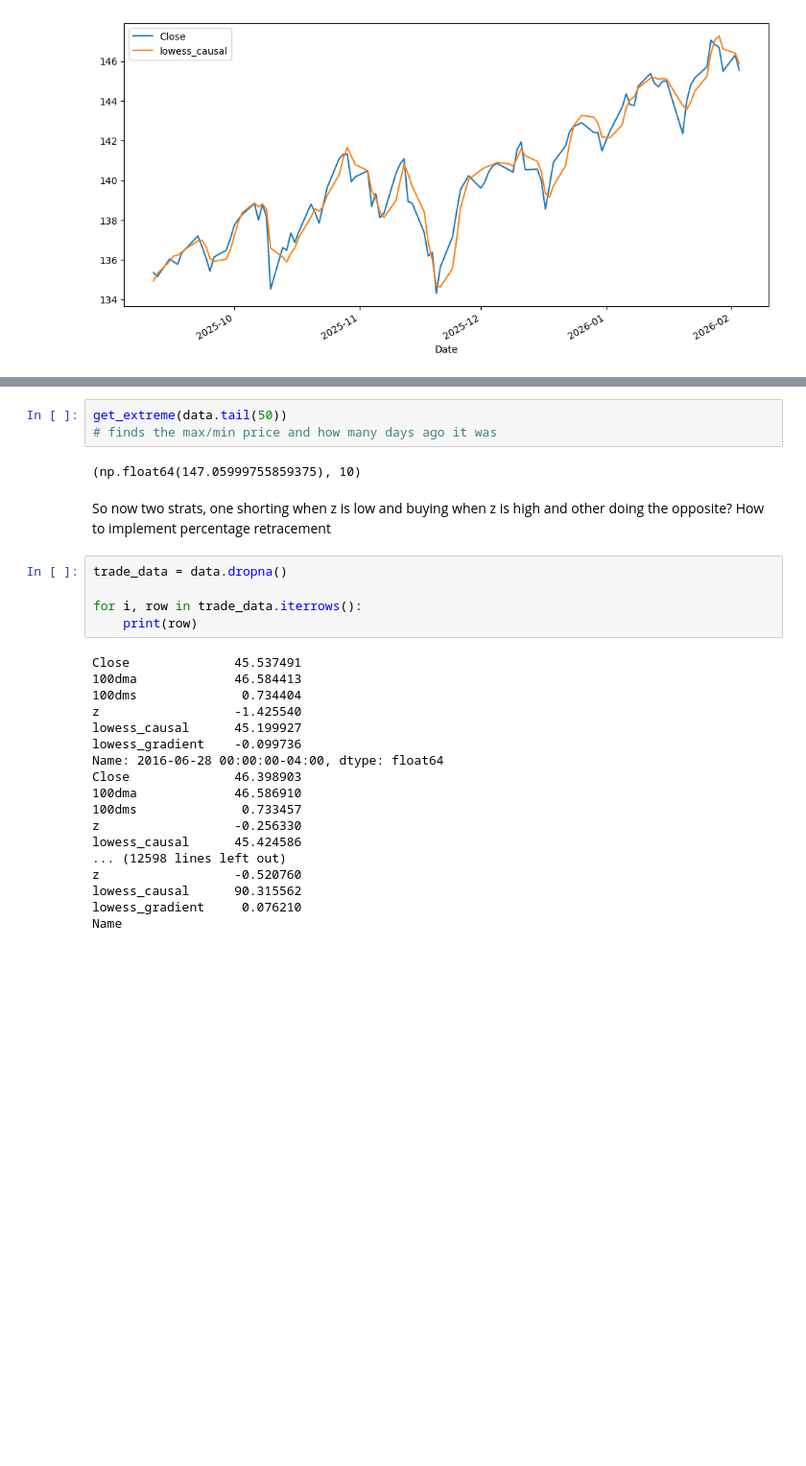
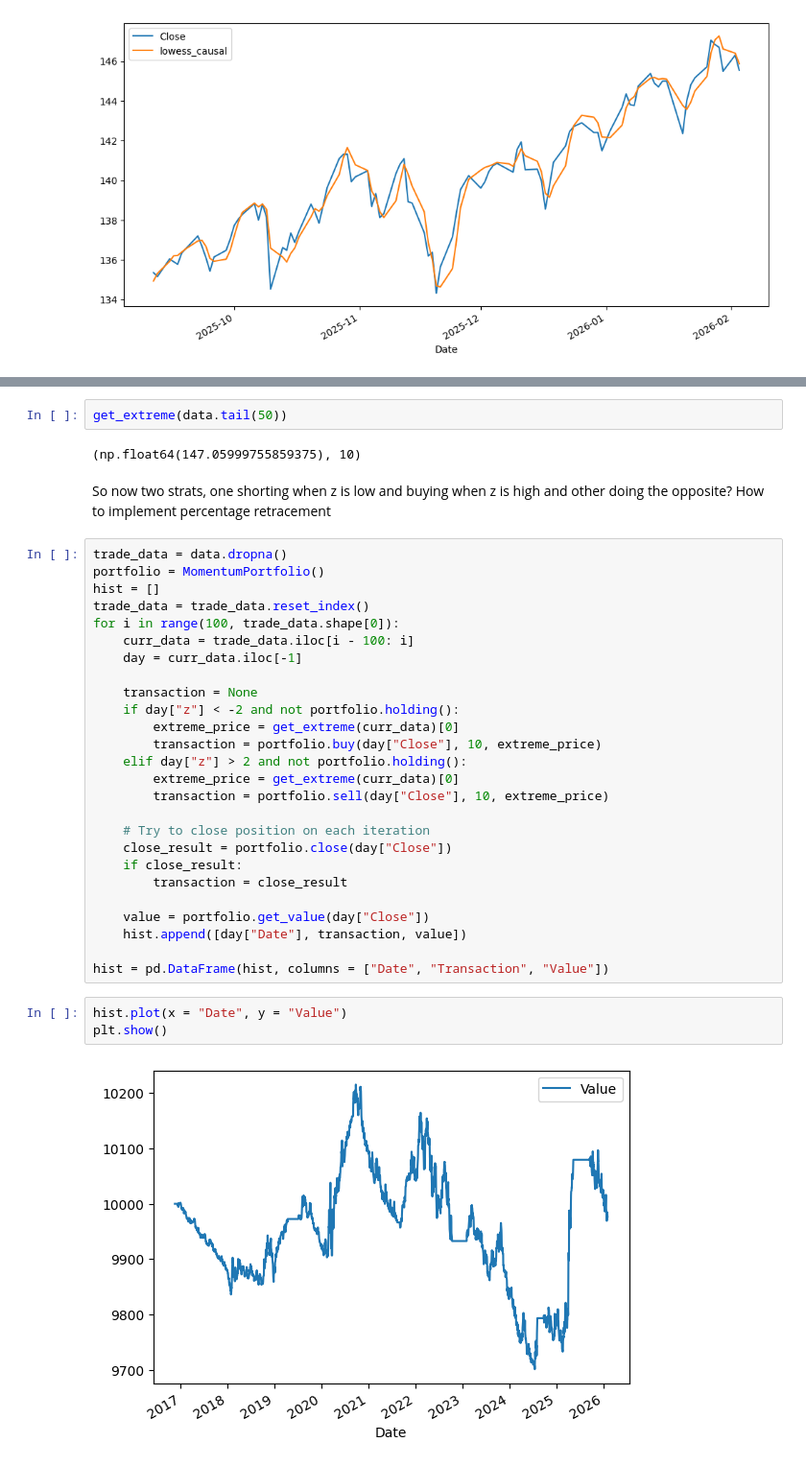
Before and after one commit to SJEGoh/Cross-Sector-Asset-Screener, a Jupyter notebook: src/report.ipynb, the cells around one changed output, grey strips where cells are left out. Shown at 96% size. Cells and saved outputs as stored; diff of their text form; blank space fills up the shorter version.

```diff
--- a/src/report.ipynb
+++ b/src/report.ipynb
@@ -89,30 +83,37 @@ data
 # %%
 get_extreme(data.tail(50))
-# finds the max/min price and how many days ago it was
 # %% [output]
 (np.float64(147.05999755859375), 10)
 # %% [markdown]
 So now two strats, one shorting when z is low and buying when z is high and other doing the opposite? How to implement percentage retracement
 # %%
 trade_data = data.dropna()
+portfolio = MomentumPortfolio()
+hist = []
+trade_data = trade_data.reset_index()
+for i in range(100, trade_data.shape[0]):
+    curr_data = trade_data.iloc[i - 100: i]
+    day = curr_data.iloc[-1]
 
-for i, row in trade_data.iterrows():
-    print(row)
+    transaction = None
+    if day["z"] < -2 and not portfolio.holding():
+        extreme_price = get_extreme(curr_data)[0]
+        transaction = portfolio.buy(day["Close"], 10, extreme_price)
+    elif day["z"] > 2 and not portfolio.holding():
+        extreme_price = get_extreme(curr_data)[0]
+        transaction = portfolio.sell(day["Close"], 10, extreme_price)
+
+    # Try to close position on each iteration
+    close_result = portfolio.close(day["Close"])
+    if close_result:
+        transaction = close_result
+
+    value = portfolio.get_value(day["Close"])
+    hist.append([day["Date"], transaction, value])
+
+hist = pd.DataFrame(hist, columns = ["Date", "Transaction", "Value"])
-# %% [output]
-Close              45.537491
-100dma             46.584413
-100dms              0.734404
-z                  -1.425540
-lowess_causal      45.199927
-lowess_gradient    -0.099736
-Name: 2016-06-28 00:00:00-04:00, dtype: float64
-Close              46.398903
-100dma             46.586910
-100dms              0.733457
-z                  -0.256330
-lowess_causal      45.424586
-... (12598 lines left out)
-z                  -0.520760
-lowess_causal      90.315562
-lowess_gradient     0.076210
-Name
+# %%
+hist.plot(x = "Date", y = "Value")
+plt.show()
+# %% [output]
+[figure, added]
```
Also changed, not shown: parts of 5 cells of this notebook, 1 other file.
